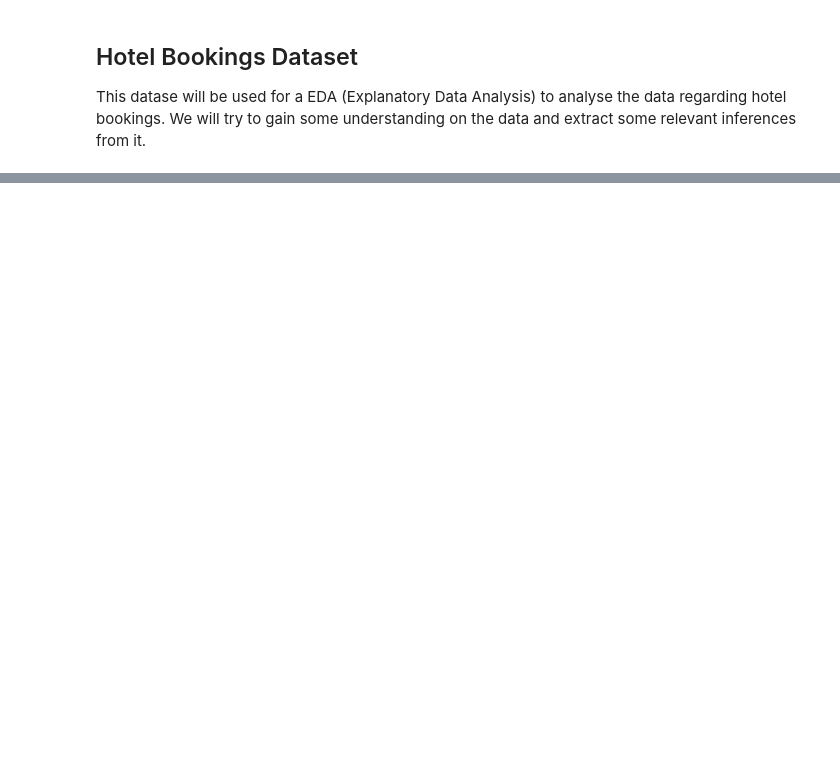
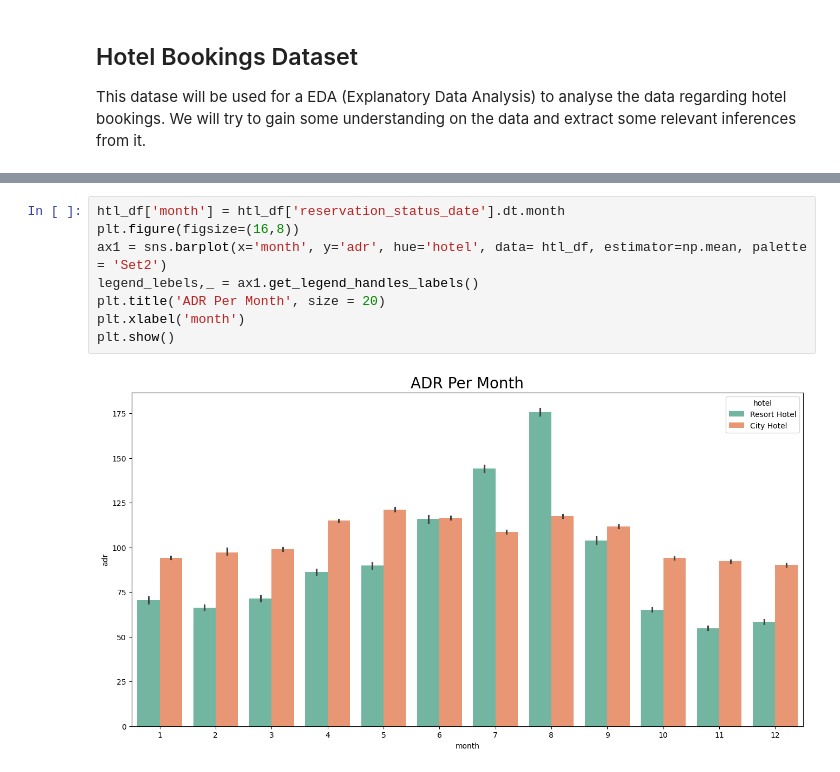
Before and after one commit to messabaouni/Booking-Demand, a Jupyter notebook: main.ipynb, the cells around one changed output, grey strips where cells are left out. Drawn from its saved outputs; the diff is of its cells as text; blank space fills up the shorter version.

```diff
--- a/main.ipynb
+++ b/main.ipynb
@@ -64,0 +162,10 @@ htl_df[['agent','company']] = htl_df[['agent','company']].fillna(0)
+# %%
+htl_df['month'] = htl_df['reservation_status_date'].dt.month
+plt.figure(figsize=(16,8))
+ax1 = sns.barplot(x='month', y='adr', hue='hotel', data= htl_df, estimator=np.mean, palette = 'Set2')
+legend_lebels,_ = ax1.get_legend_handles_labels()
+plt.title('ADR Per Month', size = 20)
+plt.xlabel('month')
+plt.show()
+# %% [output]
+[figure, added]
```
Also changed, not shown: parts of 13 cells of this notebook.
